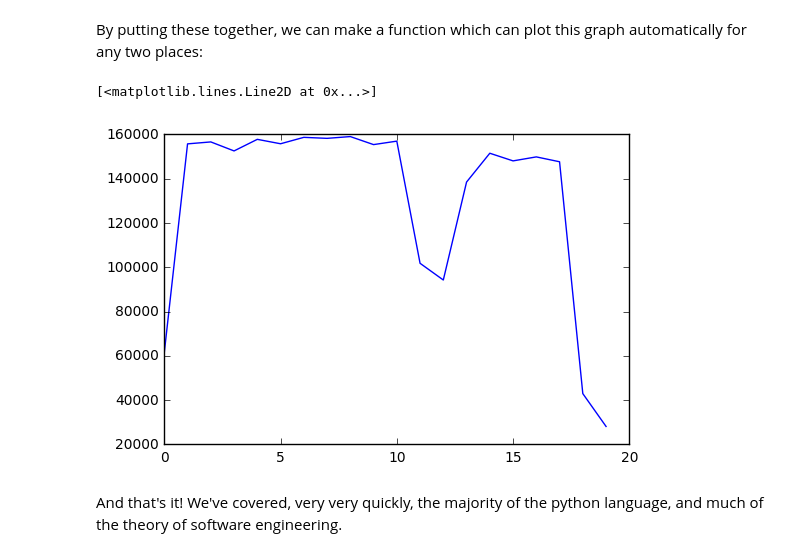
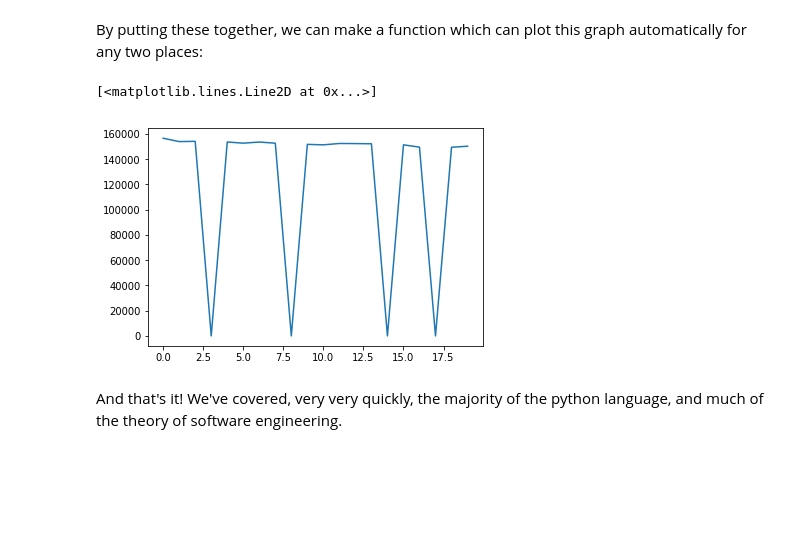
Before and after one commit to klingeth/rsd-engineeringcourse, a Jupyter notebook: ch00python/010exemplar.ipynb, the cells around one changed output. Drawn from its saved outputs; the diff is of its cells as text; code cells hidden in the pictures; blank space fills up the shorter version.

```diff
--- a/ch00python/010exemplar.ipynb
+++ b/ch00python/010exemplar.ipynb
@@ -299,10 +294,10 @@ def green_between(start, end,steps):
                             geolocate(end),
                             steps)]
 # %%
-plt.plot(green_between('New York', 'Chicago', 20))
+plt.plot(green_between('Apensen', 'Buxtehude', 20))
 # %% [output]
 [<matplotlib.lines.Line2D at 0x...>]
-[figure, old version]
+[figure, new version]
 # %% [markdown]
 And that's it! We've covered, very very quickly, the majority of the python language, and much of the theory of software engineering.
 # %% [markdown]
```
Also changed, not shown: parts of 12 cells of this notebook, 21 other files.
